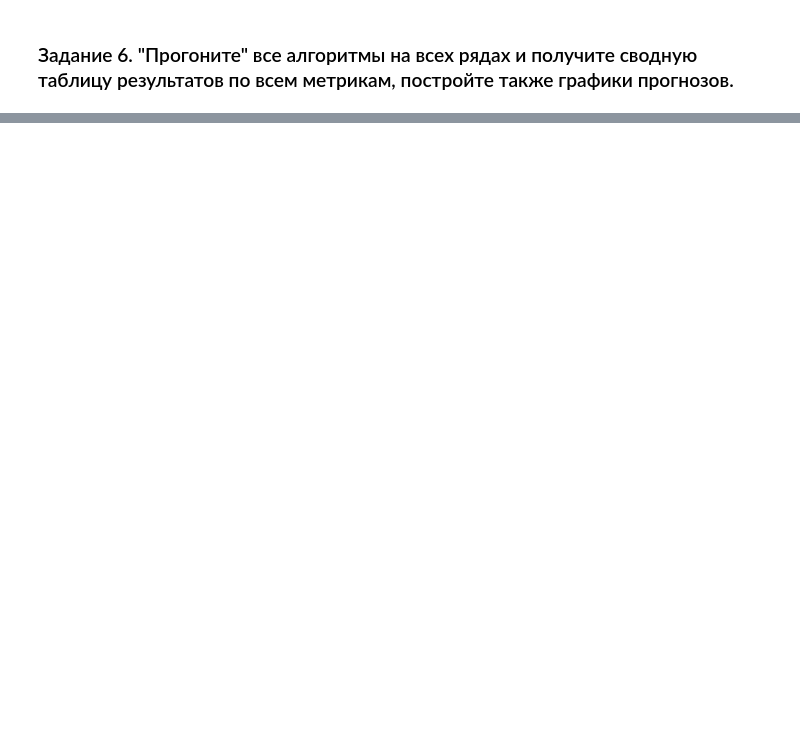
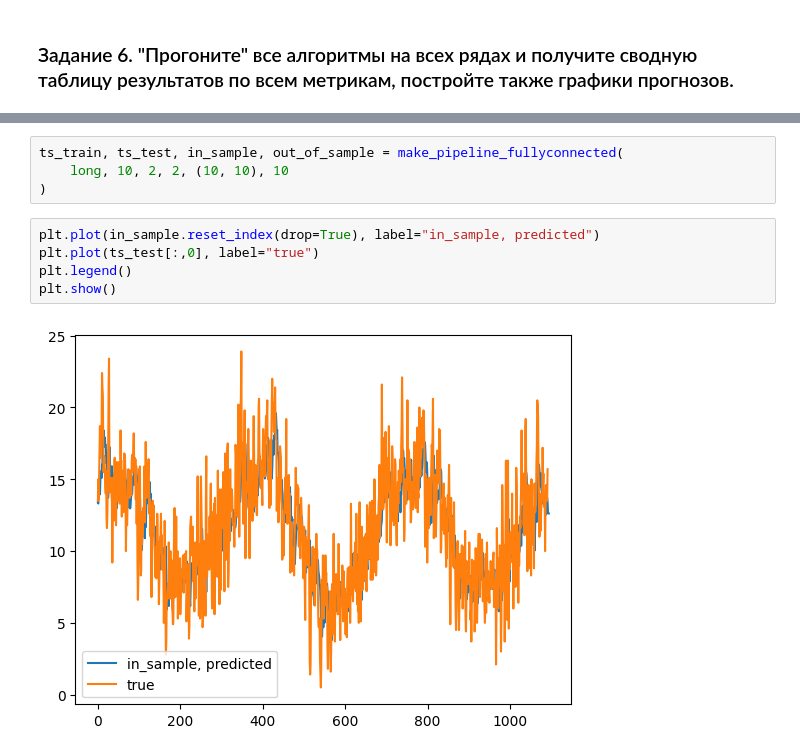
Before and after one commit to ksetdekov/ts_march_2023, a Jupyter notebook: week_3/models_comparison_Кирилл_С.ipynb, the cells around one changed output, grey strips where cells are left out. Cells and saved outputs as stored; diff of their text form; blank space fills up the shorter version.

```diff
--- a/week_3/models_comparison_Кирилл_С.ipynb
+++ b/week_3/models_comparison_Кирилл_С.ipynb
@@ -379,0 +974,11 @@ def hyperparameters_search(ts, granularity, model, num_lags, param_grid, verbose
+# %%
+ts_train, ts_test, in_sample, out_of_sample = make_pipeline_fullyconnected(
+    long, 10, 2, 2, (10, 10), 10
+)
+# %%
+plt.plot(in_sample.reset_index(drop=True), label="in_sample, predicted")
+plt.plot(ts_test[:,0], label="true")
+plt.legend()
+plt.show()
+# %% [output]
+[figure, added]
```
Also changed, not shown: parts of 16 cells of this notebook, 1 other file.
